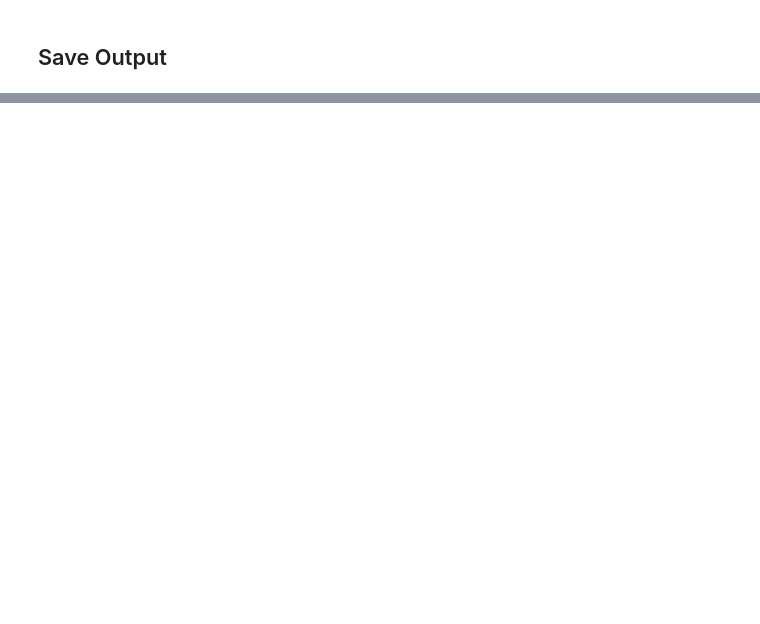
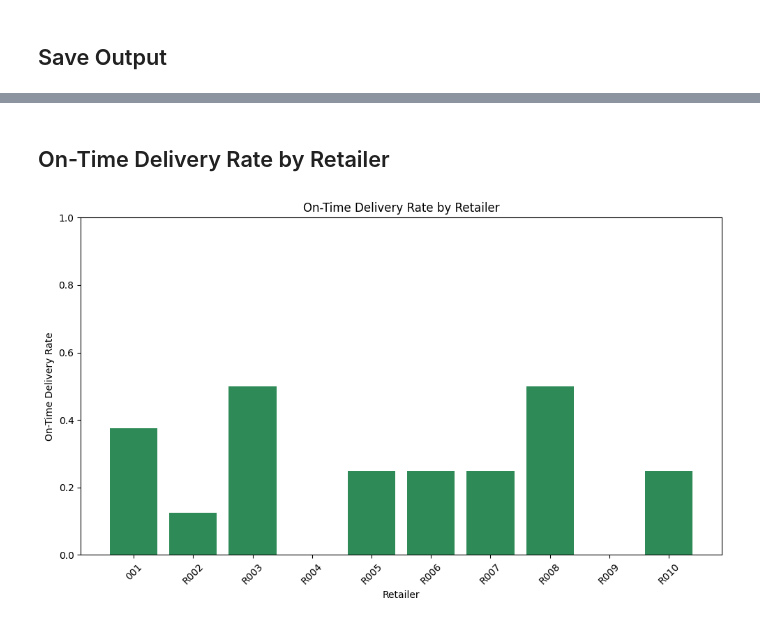
Before and after one commit to mandiedunwoody-lgtm/instacart-fulfillment-quality-analytics, a Jupyter notebook: notebooks/retailer_quality_analysis.ipynb, the cells around one changed output, grey strips where cells are left out. Drawn from its saved outputs; the diff is of its cells as text; code cells hidden in the pictures; blank space fills up the shorter version.

```diff
--- a/notebooks/retailer_quality_analysis.ipynb
+++ b/notebooks/retailer_quality_analysis.ipynb
@@ -71,0 +152,14 @@ retailer_metrics.to_csv("../outputs/retailer_quality_metrics.csv", index=True)
+# %% [markdown]
+## On-Time Delivery Rate by Retailer
+# %%
+plt.figure(figsize=(10, 6))
+plt.bar(retailer_metrics["retailer_id"], retailer_metrics["on_time_rate"], color="seagreen")
+plt.title("On-Time Delivery Rate by Retailer")
+plt.ylabel("On-Time Delivery Rate")
+plt.xlabel("Retailer")
+plt.xticks(rotation=45)
+plt.ylim(0, 1)
+plt.tight_layout()
+plt.show()
+# %% [output]
+[figure, added]
```
Also changed, not shown: parts of 10 cells of this notebook, 1 other file.
